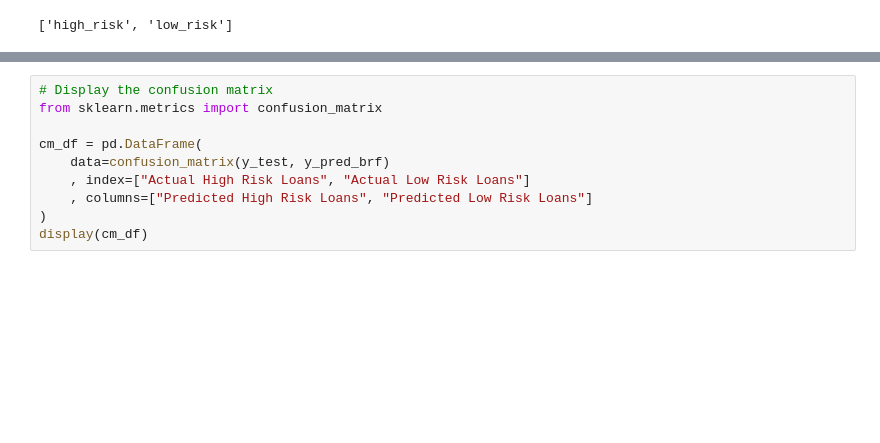
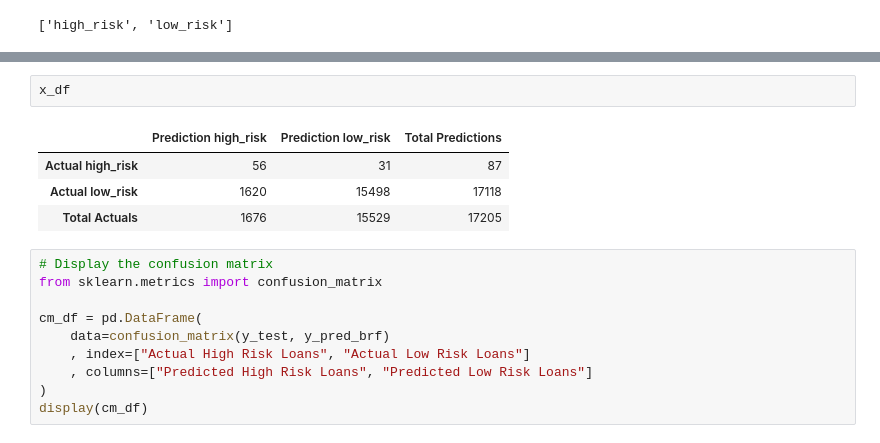
Before and after one commit to etholpalmer/Classification-of-Risk-with-ML, a Jupyter notebook: credit_risk_ensemble.ipynb, the cells around one changed output, grey strips where cells are left out. Drawn from its saved outputs; the diff is of its cells as text; blank space fills up the shorter version.

```diff
--- a/credit_risk_ensemble.ipynb
+++ b/credit_risk_ensemble.ipynb
@@ -176,3 +224,10 @@ Generate_Confusion_Matrix(y_test=y_test, y_pred=y_pred_brf)
+# %%
+x_df
+# %% [output]
+|  | Prediction high_risk | Prediction low_risk | Total Predictions |
+| Actual high_risk | 56 | 31 | 87 |
+| Actual low_risk | 1620 | 15498 | 17118 |
+| Total Actuals | 1676 | 15529 | 17205 |
 # %%
 # Display the confusion matrix
 from sklearn.metrics import confusion_matrix
```
Also changed, not shown: parts of 4 cells of this notebook.
